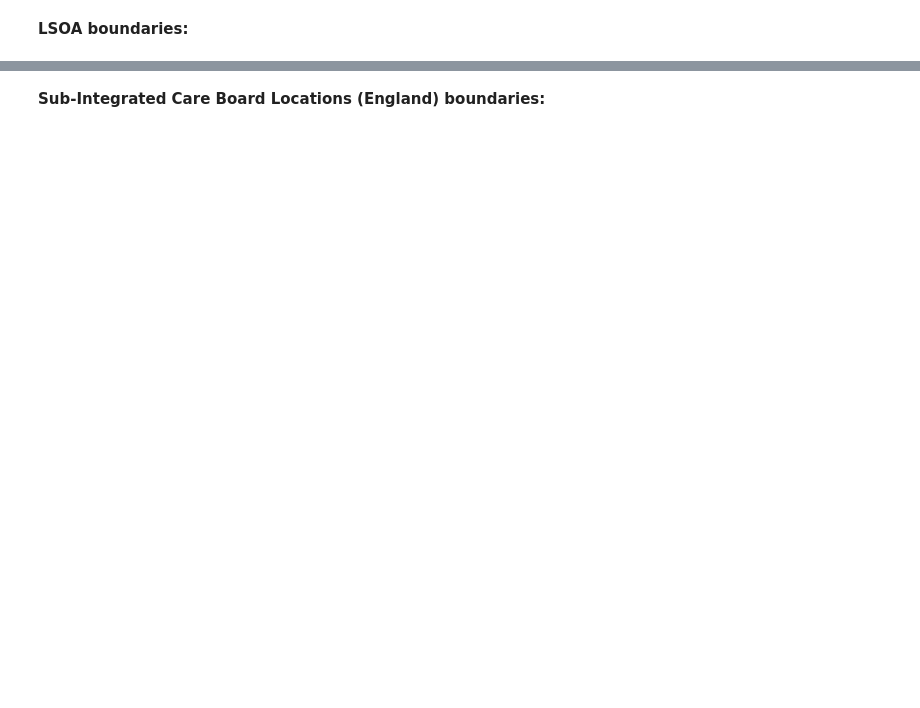
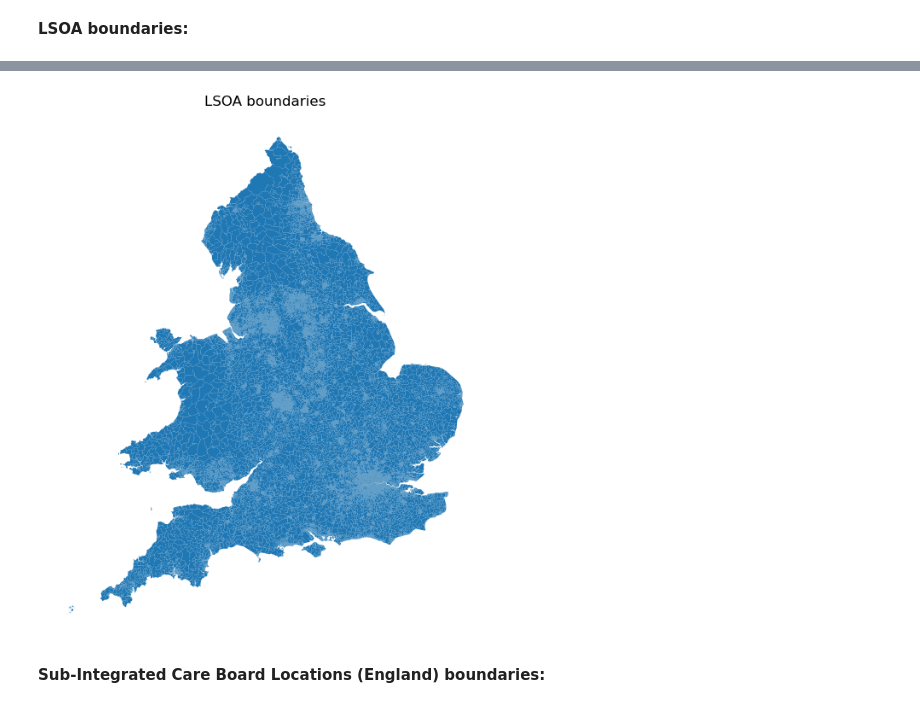
Before and after one commit to stroke-modelling/stroke-maps, a Jupyter notebook: docs/02_import_data.ipynb, the cells around one changed output, grey strips where cells are left out. Saved outputs shown, nothing was run; the diff lists cells and outputs as text; code cells hidden in the pictures; blank space fills up the shorter version.

Commit message:
Added basic region maps to load data docs

```diff
--- a/docs/02_import_data.ipynb
+++ b/docs/02_import_data.ipynb
@@ -128,3 +134,11 @@ df_unit_coords.head(3)
+# %%
+def plot_boundaries(gdf, title):
+    """Simple plot of region boundaries."""
+    fig, ax = plt.subplots(figsize=(8, 8))
+    gdf['geometry'].plot(ax=ax)
+    ax.axis('off')
+    ax.set_title(title)
+    plt.show()
 # %% [markdown]
 __LSOA boundaries:__
 # %%
@@ -134,3 +162,7 @@ gdf_lsoa.head(3).T
+# %%
+plot_boundaries(gdf_lsoa, 'LSOA boundaries')
+# %% [output]
+[figure, added]
 # %% [markdown]
 __Sub-Integrated Care Board Locations (England) boundaries:__
 # %%
```
Also changed, not shown: parts of 10 cells of this notebook.
